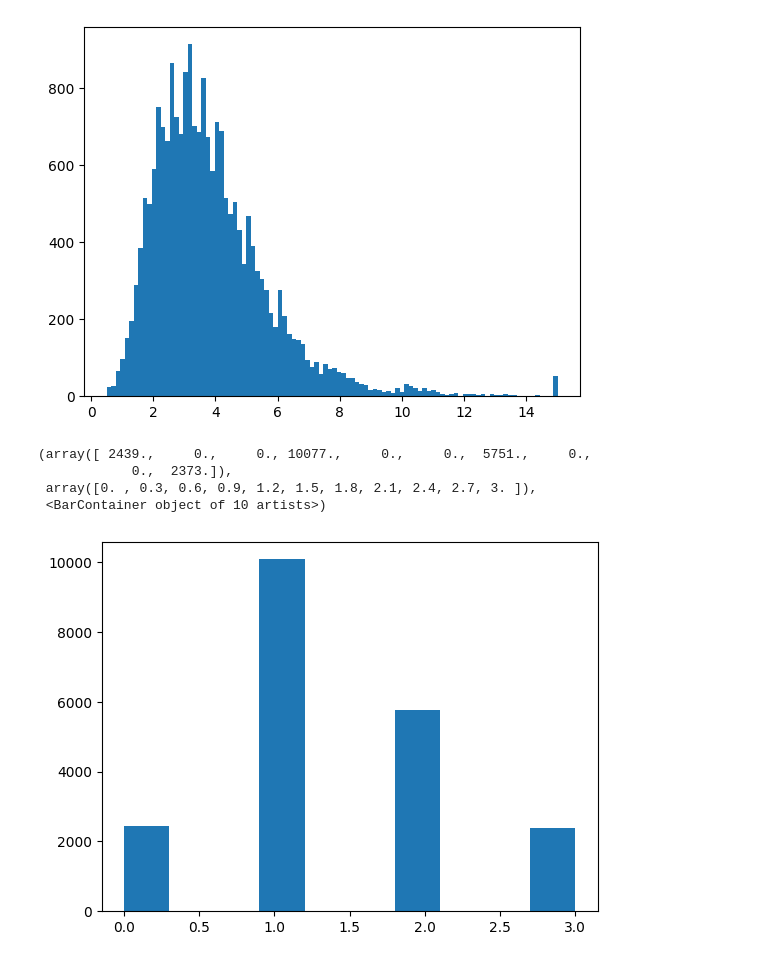
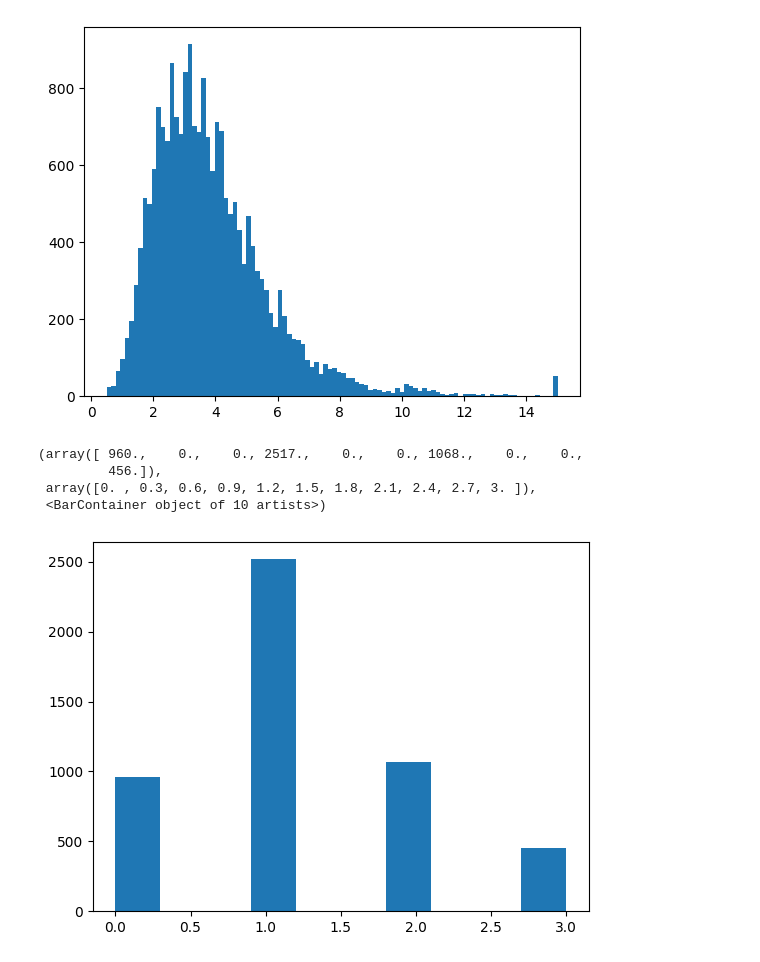
Before and after one commit to TurnTheSlayerXD/dl-itmo-labs, a Jupyter notebook: california.ipynb, the cells around one changed output. Cells and saved outputs as stored; diff of their text form; code cells hidden in the pictures.

```diff
--- a/california.ipynb
+++ b/california.ipynb
@@ -51,11 +49,11 @@ dataframe.loc[ (dataframe.MedInc >= 4) &  (dataframe.MedInc < 6), 'IncomeClass']
 
 dataframe.loc[ (dataframe.MedInc >= 6), 'IncomeClass'] = 3
 # %%
-plt.hist(dataframe.loc[:, 'IncomeClass'])
+plt.hist(dataframe.loc[0:5000, 'IncomeClass'])
 # %% [output]
-(array([ 2439.,     0.,     0., 10077.,     0.,     0.,  5751.,     0.,
-            0.,  2373.]),
+(array([ 960.,    0.,    0., 2517.,    0.,    0., 1068.,    0.,    0.,
+         456.]),
  array([0. , 0.3, 0.6, 0.9, 1.2, 1.5, 1.8, 2.1, 2.4, 2.7, 3. ]),
  <BarContainer object of 10 artists>)
-[figure, old version]
+[figure, new version]
 # %%
```
Also changed, not shown: parts of 18 cells of this notebook, 7 other files.
